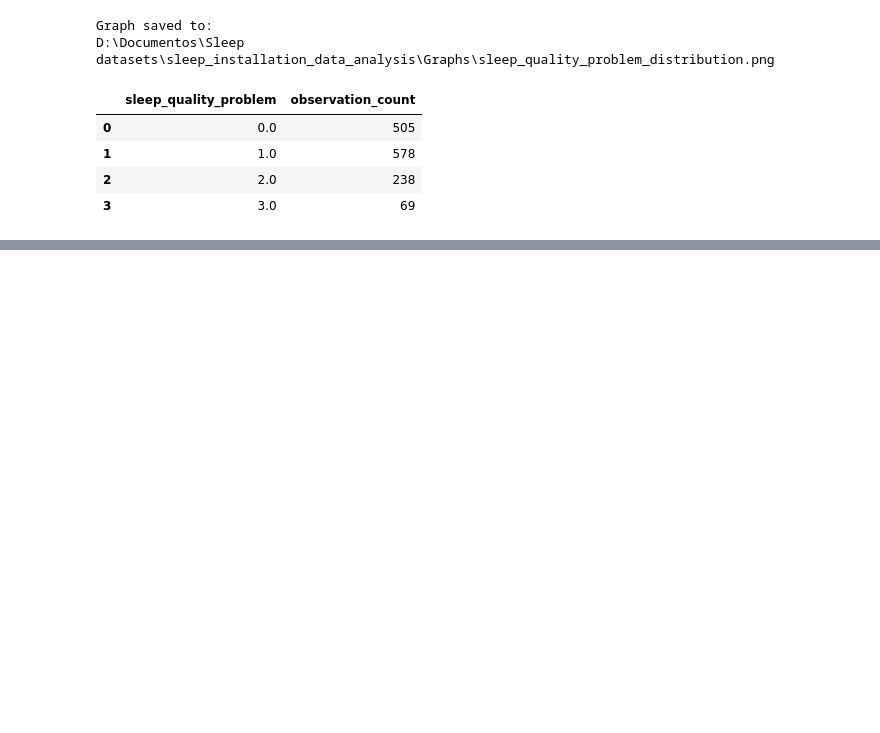
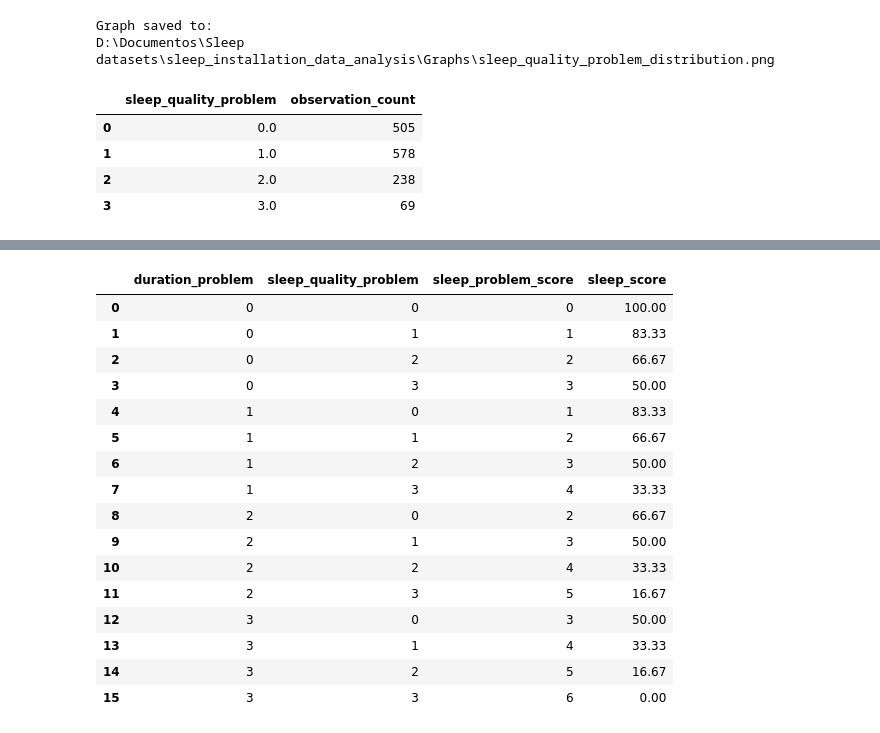
Before and after one commit to MacquePanoramix/Sleep-datasets-official, a Jupyter notebook: sleep_bridge_variables_analysis.ipynb, the cells around one changed output, grey strips where cells are left out. Saved outputs shown, nothing was run; the diff lists cells and outputs as text; code cells hidden in the pictures; blank space fills up the shorter version.

```diff
--- a/sleep_bridge_variables_analysis.ipynb
+++ b/sleep_bridge_variables_analysis.ipynb
@@ -1264,0 +1589,47 @@ D:\Documentos\Sleep datasets\sleep_installation_data_analysis\Graphs\sleep_quali
+# %%
+# ------------------------------------------------------------
+# Create document-friendly sleep_score mapping table
+# ------------------------------------------------------------
+
+import pandas as pd
+
+# Create all possible combinations again
+sleep_score_rows = []
+
+for duration_problem in range(0, 4):
+    for sleep_quality_problem in range(0, 4):
+        sleep_problem_score = duration_problem + sleep_quality_problem
+        sleep_score = 100 * (1 - sleep_problem_score / 6)
+
+        sleep_score_rows.append({
+            "duration_problem": duration_problem,
+            "sleep_quality_problem": sleep_quality_problem,
+            "sleep_problem_score": sleep_problem_score,
+            "sleep_score": round(sleep_score, 2),
+        })
+
+# Create table
+sleep_score_document_table = pd.DataFrame(sleep_score_rows)
+
+# Show all rows in the notebook output
+pd.set_option("display.max_rows", None)
+
+sleep_score_document_table
+# %% [output]
+|  | duration_problem | sleep_quality_problem | sleep_problem_score | sleep_score |
+| 0 | 0 | 0 | 0 | 100.00 |
+| 1 | 0 | 1 | 1 | 83.33 |
+| 2 | 0 | 2 | 2 | 66.67 |
+| 3 | 0 | 3 | 3 | 50.00 |
+| 4 | 1 | 0 | 1 | 83.33 |
+| 5 | 1 | 1 | 2 | 66.67 |
+| 6 | 1 | 2 | 3 | 50.00 |
+| 7 | 1 | 3 | 4 | 33.33 |
+| 8 | 2 | 0 | 2 | 66.67 |
+| 9 | 2 | 1 | 3 | 50.00 |
+| 10 | 2 | 2 | 4 | 33.33 |
+| 11 | 2 | 3 | 5 | 16.67 |
+| 12 | 3 | 0 | 3 | 50.00 |
+| 13 | 3 | 1 | 4 | 33.33 |
+| 14 | 3 | 2 | 5 | 16.67 |
+| 15 | 3 | 3 | 6 | 0.00 |
```
Also changed, not shown: parts of 9 cells of this notebook, 1 other file.
